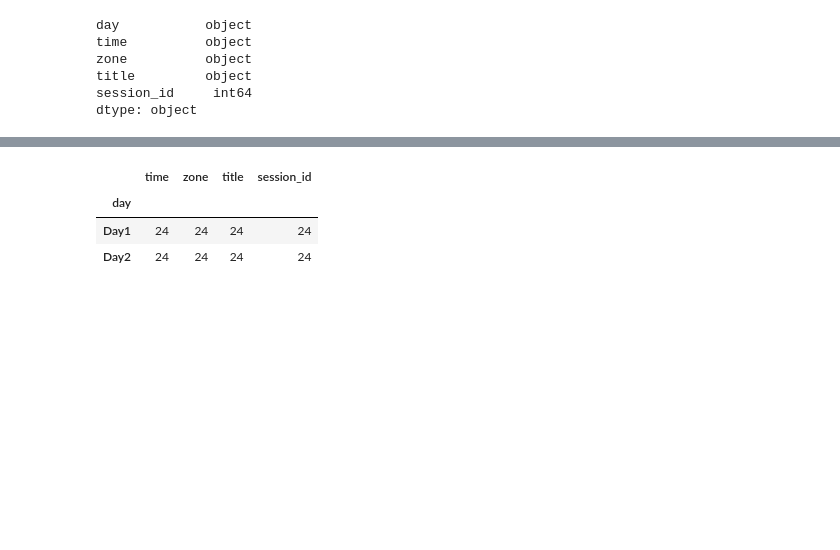
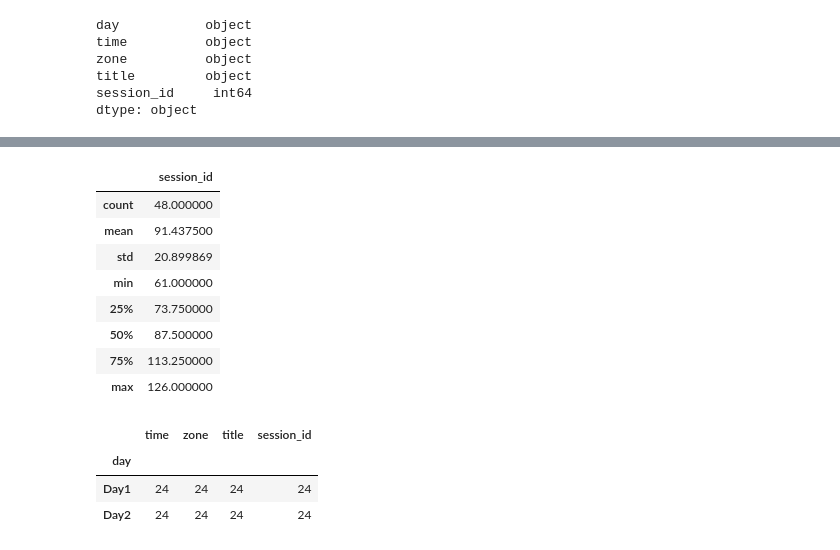
Before and after one commit to goodvc78/fc-recsys-lecture, a Jupyter notebook: week1/Pandas Introduction.ipynb, the cells around one changed output, grey strips where cells are left out. Drawn from its saved outputs; the diff is of its cells as text; code cells hidden in the pictures; blank space fills up the shorter version.

```diff
--- a/week1/Pandas Introduction.ipynb
+++ b/week1/Pandas Introduction.ipynb
@@ -130,5 +261,15 @@ ds.mean()
 # %%
-ds.median()
+ds.describe()
+# %% [output]
+|  | session_id |
+| count | 48.000000 |
+| mean | 91.437500 |
+| std | 20.899869 |
+| min | 61.000000 |
+| 25% | 73.750000 |
+| 50% | 87.500000 |
+| 75% | 113.250000 |
+| max | 126.000000 |
 # %%
 ## data grouping
 ds.groupby(['day']).count()
```
Also changed, not shown: parts of 13 cells of this notebook, 7 other files.
